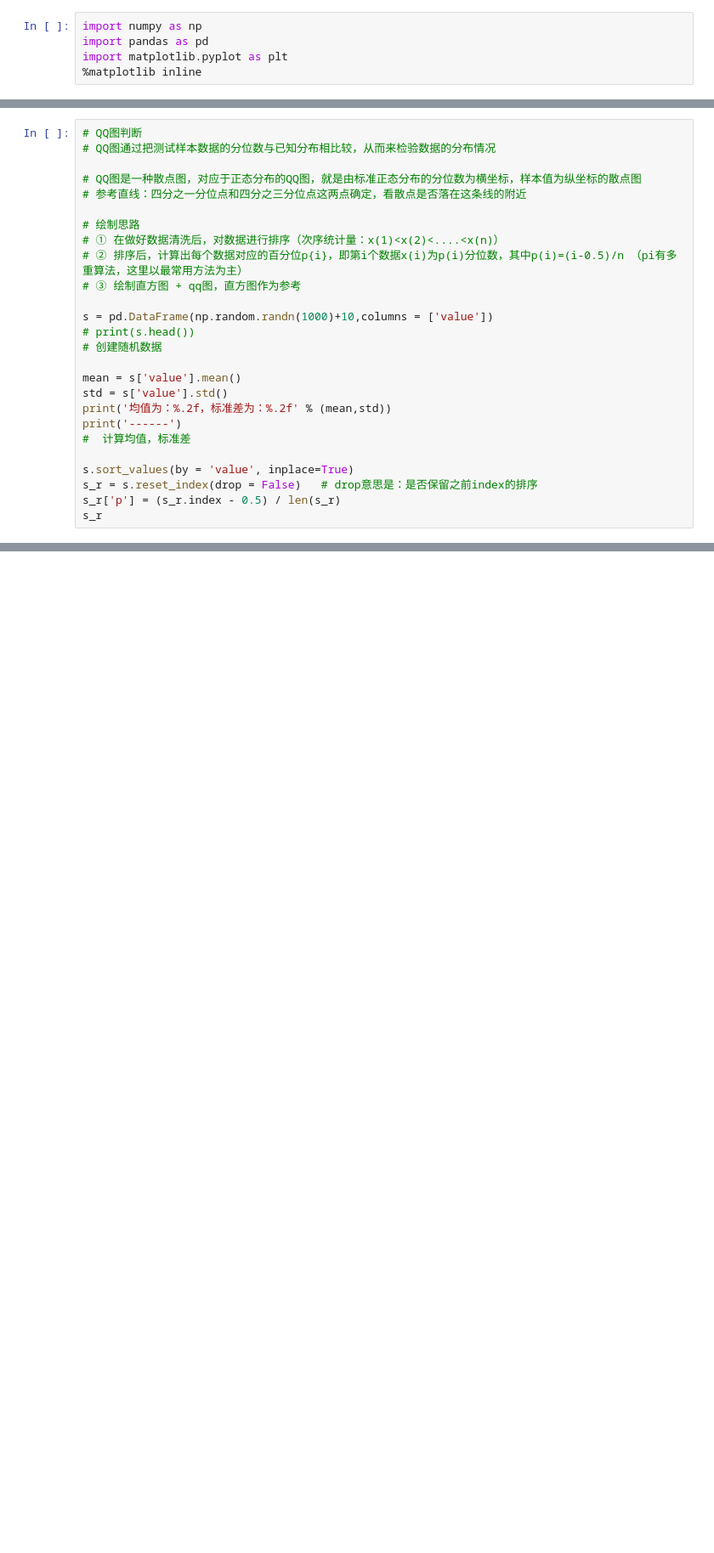
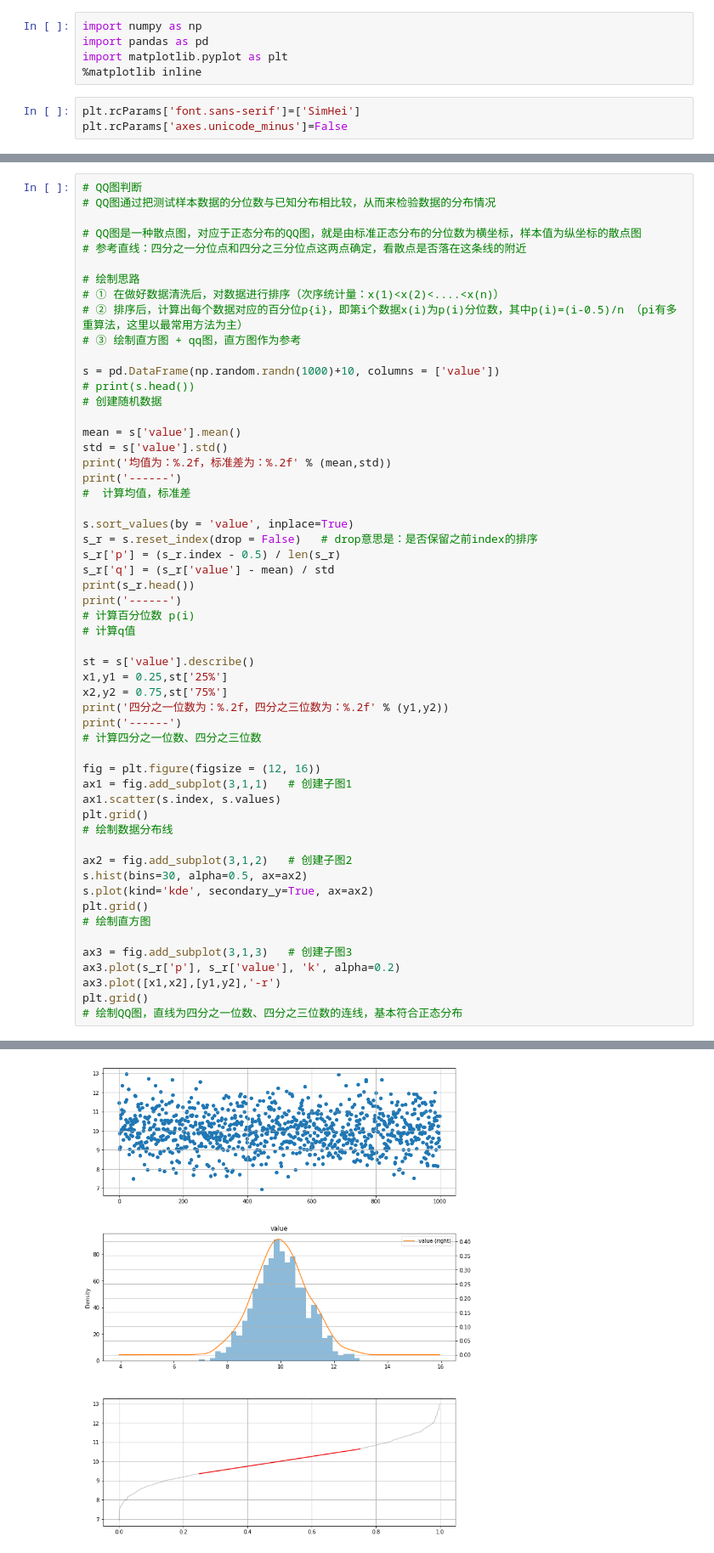
Before and after one commit to Mocha-Pudding/Python-DataAnalysis, a Jupyter notebook: CLASSDATA_Chapter03进阶算法学习：统计分析/CH01数据特征分析/【个人笔记】CH01数据特征分析_课程1.6_正态性检验.ipynb, the cells around one changed output, grey strips where cells are left out. Shown at 85% size. Drawn from its saved outputs; the diff is of its cells as text; blank space fills up the shorter version.

```diff
--- a/CLASSDATA_Chapter03进阶算法学习：统计分析/CH01数据特征分析/【个人笔记】CH01数据特征分析_课程1.6_正态性检验.ipynb
+++ b/CLASSDATA_Chapter03进阶算法学习：统计分析/CH01数据特征分析/【个人笔记】CH01数据特征分析_课程1.6_正态性检验.ipynb
@@ -12,6 +12,9 @@ import numpy as np
 import pandas as pd
 import matplotlib.pyplot as plt
 %matplotlib inline
+# %%
+plt.rcParams['font.sans-serif']=['SimHei']
+plt.rcParams['axes.unicode_minus']=False
 # %%
 # 直方图的判断
 
@@ -47,7 +50,7 @@ plt.grid()
 # ② 排序后，计算出每个数据对应的百分位p{i}，即第i个数据x(i)为p(i)分位数，其中p(i)=(i-0.5)/n （pi有多重算法，这里以最常用方法为主）
 # ③ 绘制直方图 + qq图，直方图作为参考
 
-s = pd.DataFrame(np.random.randn(1000)+10,columns = ['value'])
+s = pd.DataFrame(np.random.randn(1000)+10, columns = ['value'])
 # print(s.head())
 # 创建随机数据
 
@@ -60,5 +63,34 @@ print('------')
 s.sort_values(by = 'value', inplace=True)
 s_r = s.reset_index(drop = False)   # drop意思是：是否保留之前index的排序
 s_r['p'] = (s_r.index - 0.5) / len(s_r)
-s_r
+s_r['q'] = (s_r['value'] - mean) / std
+print(s_r.head())
+print('------')
+# 计算百分位数 p(i)
+# 计算q值
+
+st = s['value'].describe()
+x1,y1 = 0.25,st['25%']
+x2,y2 = 0.75,st['75%']
+print('四分之一位数为：%.2f，四分之三位数为：%.2f' % (y1,y2))
+print('------')
+# 计算四分之一位数、四分之三位数
+
+fig = plt.figure(figsize = (12, 16))
+ax1 = fig.add_subplot(3,1,1)   # 创建子图1
+ax1.scatter(s.index, s.values)
+plt.grid()
+# 绘制数据分布线
+
+ax2 = fig.add_subplot(3,1,2)   # 创建子图2
+s.hist(bins=30, alpha=0.5, ax=ax2)
+s.plot(kind='kde', secondary_y=True, ax=ax2)
+plt.grid()
+# 绘制直方图
+
+ax3 = fig.add_subplot(3,1,3)   # 创建子图3
+ax3.plot(s_r['p'], s_r['value'], 'k', alpha=0.2)
+ax3.plot([x1,x2],[y1,y2],'-r')
+plt.grid()
+# 绘制QQ图，直线为四分之一位数、四分之三位数的连线，基本符合正态分布
 # %% [output]
@@ -84,0 +108 @@ s_r
+[figure, added]
```
Also changed, not shown: parts of 5 cells of this notebook, 1 other file.
